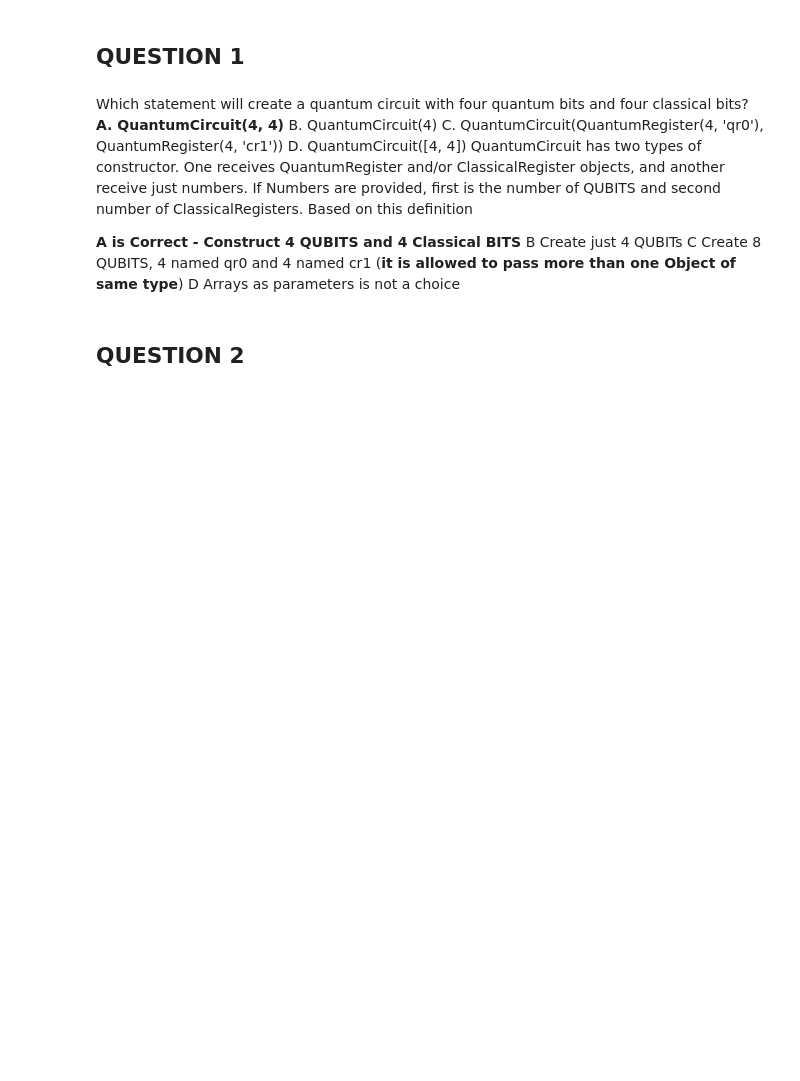
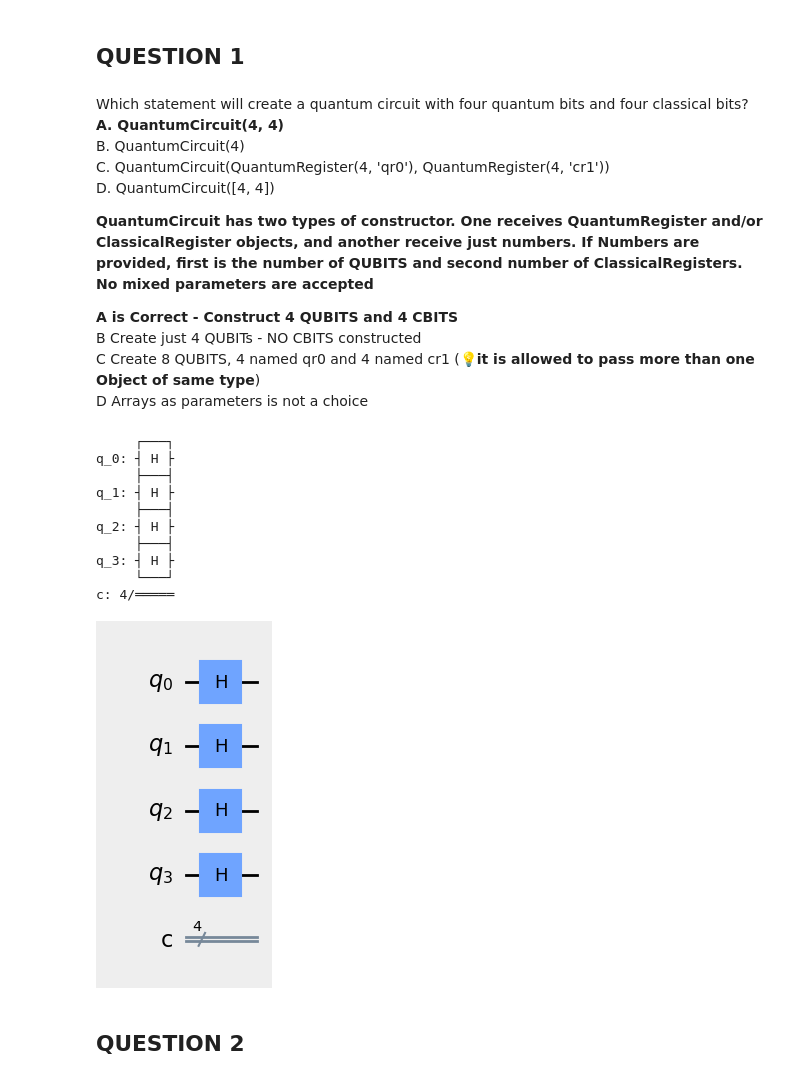
Before and after one commit to gsreis/qiskit_tutorial_exam, a Jupyter notebook: simulated_tutorial.ipynb, the cells around one changed output. Drawn from its saved outputs; the diff is of its cells as text; code cells hidden in the pictures; blank space fills up the shorter version.

```diff
--- a/simulated_tutorial.ipynb
+++ b/simulated_tutorial.ipynb
@@ -1,17 +1,45 @@
 # %% [markdown]
 ## QUESTION 1
 # %% [markdown]
-Which statement will create a quantum circuit with four quantum bits and four classical bits?
-**A. QuantumCircuit(4, 4)**
-B. QuantumCircuit(4)
-C. QuantumCircuit(QuantumRegister(4, 'qr0'), QuantumRegister(4, 'cr1'))
+Which statement will create a quantum circuit with four quantum bits and four classical bits?\
+**A. QuantumCircuit(4, 4)** \
+B. QuantumCircuit(4)\
+C. QuantumCircuit(QuantumRegister(4, 'qr0'), QuantumRegister(4, 'cr1')) \
 D. QuantumCircuit([4, 4])
-QuantumCircuit has two types of constructor. One receives QuantumRegister and/or ClassicalRegister objects, and another receive just numbers. If Numbers are provided, first is the number of QUBITS and second number of ClassicalRegisters. Based on this definition
 
-**A is Correct - Construct 4 QUBITS and 4 Classical BITS**
-B Create just 4 QUBITs
-C Create 8 QUBITS, 4 named qr0 and 4 named cr1 (**it is allowed to pass more than one Object of same type**)
+**QuantumCircuit has two types of constructor. One receives QuantumRegister and/or ClassicalRegister objects, and another receive just numbers. If Numbers are provided, first is the number of QUBITS and second number of ClassicalRegisters. No mixed parameters are accepted**
+
+**A is Correct - Construct 4 QUBITS and 4 CBITS** \
+B Create just 4 QUBITs - NO CBITS constructed \
+C Create 8 QUBITS, 4 named qr0 and 4 named cr1 (💡**it is allowed to pass more than one Object of same type**)\
 D Arrays as parameters is not a choice
+# %%
+#CALCULATE PROBABILITY
+from qiskit import QuantumRegister, ClassicalRegister, QuantumCircuit
+from qiskit.visualization import plot_bloch_multivector
+from qiskit import Aer
+from qiskit import execute
+
+qc = QuantumCircuit(4,4)  #OK
+#QuantumCircuit(QuantumRegister(4, 'qr0'), QuantumRegister(4, 'cr1')) #ok
+#QuantumCircuit(QuantumRegister(4), 4)
+#ERROR - Circuit args must be Registers or integers. (['QuantumRegister', 'int']
+
+qc.h([0,1,2,3])
+print(qc)
+qc.draw(output='mpl',style={'backgroundcolor': '#EEEEEE'})
+# %% [output]
+     ┌───┐
+q_0: ┤ H ├
+     ├───┤
+q_1: ┤ H ├
+     ├───┤
+q_2: ┤ H ├
+     ├───┤
+q_3: ┤ H ├
+     └───┘
+c: 4/═════
+[figure, added]
 # %% [markdown]
 ## QUESTION 2
 # %% [markdown]
```
Also changed, not shown: parts of 288 cells of this notebook.
